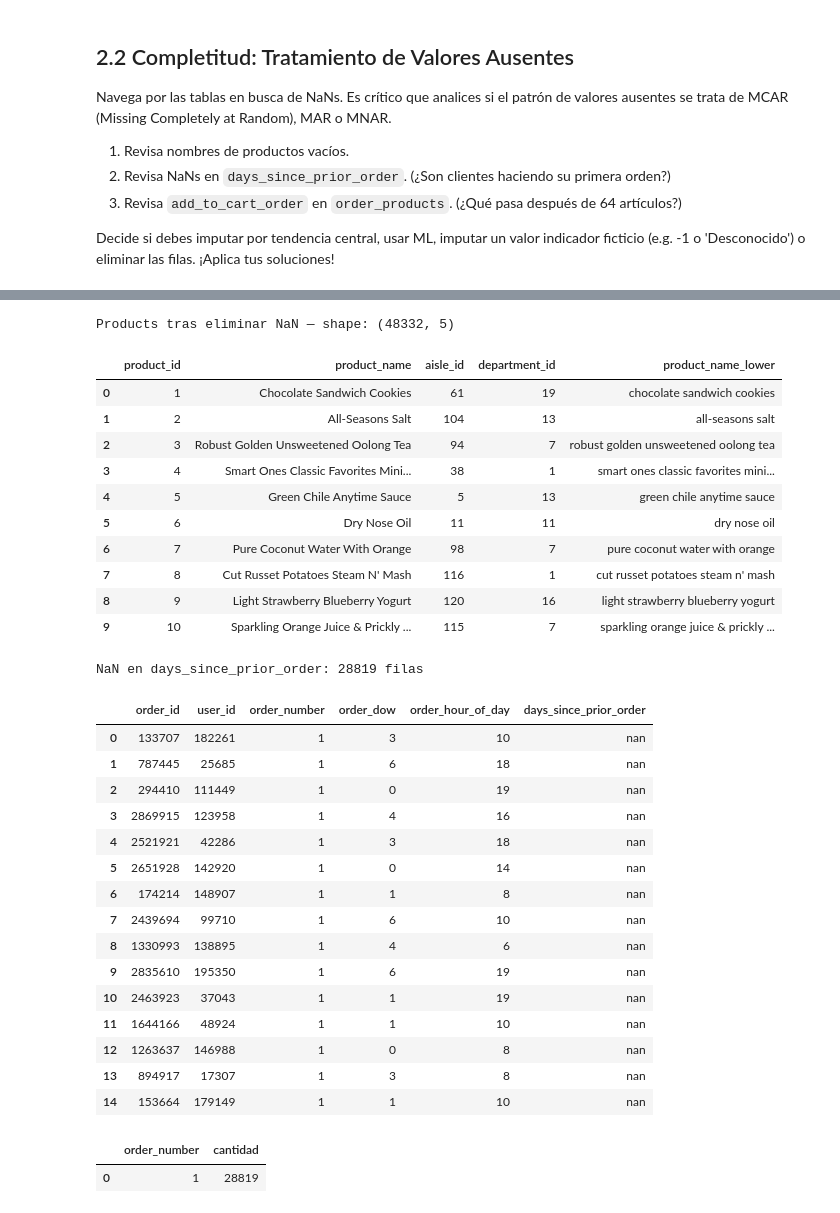
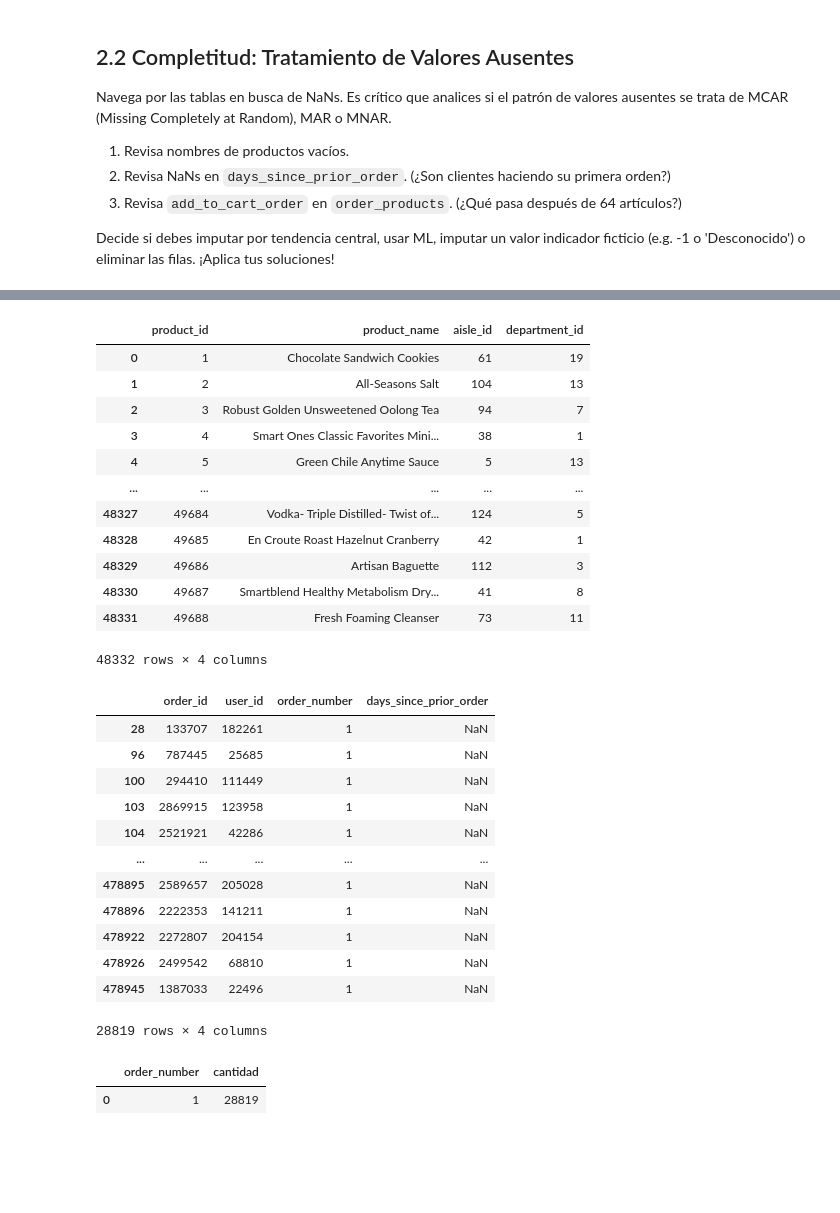
Before and after one commit to osbonilla/ds-week-2, a Jupyter notebook: taller_3_nombre_apellido.ipynb, the cells around one changed output, grey strips where cells are left out. Saved outputs shown, nothing was run; the diff lists cells and outputs as text; code cells hidden in the pictures; blank space fills up the shorter version.

```diff
--- a/taller_3_nombre_apellido.ipynb
+++ b/taller_3_nombre_apellido.ipynb
@@ -278,51 +262,41 @@ Productos sin nombre (NaN): 1 filas
 # %%
 # Eliminar filas con product_name NaN
 products = products.dropna(subset=['product_name']).reset_index(drop=True)
 
-display(
-    products.head(10)
-    .style.set_caption(f"Products tras eliminar NaN — shape: {products.shape}")
-)
+products
 # %% [output]
+|  | product_id | product_name | aisle_id | department_id |
+| 0 | 1 | Chocolate Sandwich Cookies | 61 | 19 |
+| 1 | 2 | All-Seasons Salt | 104 | 13 |
+| 2 | 3 | Robust Golden Unsweetened Oolong Tea | 94 | 7 |
+| 3 | 4 | Smart Ones Classic Favorites Mini... | 38 | 1 |
+| 4 | 5 | Green Chile Anytime Sauce | 5 | 13 |
+| ... | ... | ... | ... | ... |
+| 48327 | 49684 | Vodka- Triple Distilled- Twist of... | 124 | 5 |
+| 48328 | 49685 | En Croute Roast Hazelnut Cranberry | 42 | 1 |
+| 48329 | 49686 | Artisan Baguette | 112 | 3 |
+| 48330 | 49687 | Smartblend Healthy Metabolism Dry... | 41 | 8 |
+| 48331 | 49688 | Fresh Foaming Cleanser | 73 | 11 |
-Products tras eliminar NaN — shape: (48332, 5)
+48332 rows × 4 columns
-|  | product_id | product_name | aisle_id | department_id | product_name_lower |
-| 0 | 1 | Chocolate Sandwich Cookies | 61 | 19 | chocolate sandwich cookies |
-| 1 | 2 | All-Seasons Salt | 104 | 13 | all-seasons salt |
-| 2 | 3 | Robust Golden Unsweetened Oolong Tea | 94 | 7 | robust golden unsweetened oolong tea |
-| 3 | 4 | Smart Ones Classic Favorites Mini... | 38 | 1 | smart ones classic favorites mini... |
-| 4 | 5 | Green Chile Anytime Sauce | 5 | 13 | green chile anytime sauce |
-| 5 | 6 | Dry Nose Oil | 11 | 11 | dry nose oil |
-| 6 | 7 | Pure Coconut Water With Orange | 98 | 7 | pure coconut water with orange |
-| 7 | 8 | Cut Russet Potatoes Steam N' Mash | 116 | 1 | cut russet potatoes steam n' mash |
-| 8 | 9 | Light Strawberry Blueberry Yogurt | 120 | 16 | light strawberry blueberry yogurt |
-| 9 | 10 | Sparkling Orange Juice & Prickly ... | 115 | 7 | sparkling orange juice & prickly ... |
 # %%
-# Visualizar las filas de nan en orders days_since_prior_order
+# 2. Visualizar las filas de nan en orders days_since_prior_order
 nan_days = orders[orders['days_since_prior_order'].isna()]
 
-display(
-    nan_days.head(15)
-    .reset_index(drop=True)
-    .style.set_caption(f"NaN en days_since_prior_order: {len(nan_days)} filas")
-)
+nan_days[['order_id', 'user_id', 'order_number', 'days_since_prior_order']]
 # %% [output]
+|  | order_id | user_id | order_number | days_since_prior_order |
+| 28 | 133707 | 182261 | 1 | NaN |
+| 96 | 787445 | 25685 | 1 | NaN |
+| 100 | 294410 | 111449 | 1 | NaN |
+| 103 | 2869915 | 123958 | 1 | NaN |
+| 104 | 2521921 | 42286 | 1 | NaN |
+| ... | ... | ... | ... | ... |
+| 478895 | 2589657 | 205028 | 1 | NaN |
+| 478896 | 2222353 | 141211 | 1 | NaN |
+| 478922 | 2272807 | 204154 | 1 | NaN |
+| 478926 | 2499542 | 68810 | 1 | NaN |
+| 478945 | 1387033 | 22496 | 1 | NaN |
-NaN en days_since_prior_order: 28819 filas
+28819 rows × 4 columns
-|  | order_id | user_id | order_number | order_dow | order_hour_of_day | days_since_prior_order |
-| 0 | 133707 | 182261 | 1 | 3 | 10 | nan |
-| 1 | 787445 | 25685 | 1 | 6 | 18 | nan |
-| 2 | 294410 | 111449 | 1 | 0 | 19 | nan |
-| 3 | 2869915 | 123958 | 1 | 4 | 16 | nan |
-| 4 | 2521921 | 42286 | 1 | 3 | 18 | nan |
-| 5 | 2651928 | 142920 | 1 | 0 | 14 | nan |
-| 6 | 174214 | 148907 | 1 | 1 | 8 | nan |
-| 7 | 2439694 | 99710 | 1 | 6 | 10 | nan |
-| 8 | 1330993 | 138895 | 1 | 4 | 6 | nan |
-| 9 | 2835610 | 195350 | 1 | 6 | 19 | nan |
-| 10 | 2463923 | 37043 | 1 | 1 | 19 | nan |
-| 11 | 1644166 | 48924 | 1 | 1 | 10 | nan |
-| 12 | 1263637 | 146988 | 1 | 0 | 8 | nan |
-| 13 | 894917 | 17307 | 1 | 3 | 8 | nan |
-| 14 | 153664 | 179149 | 1 | 1 | 10 | nan |
 # %%
 # Verificación si los NaN en days_since_prior_order corresponden a los primeros pedidos (order_number == 1)
 verificacion = (nan_days['order_number']
```
Also changed, not shown: parts of 12 cells of this notebook.
